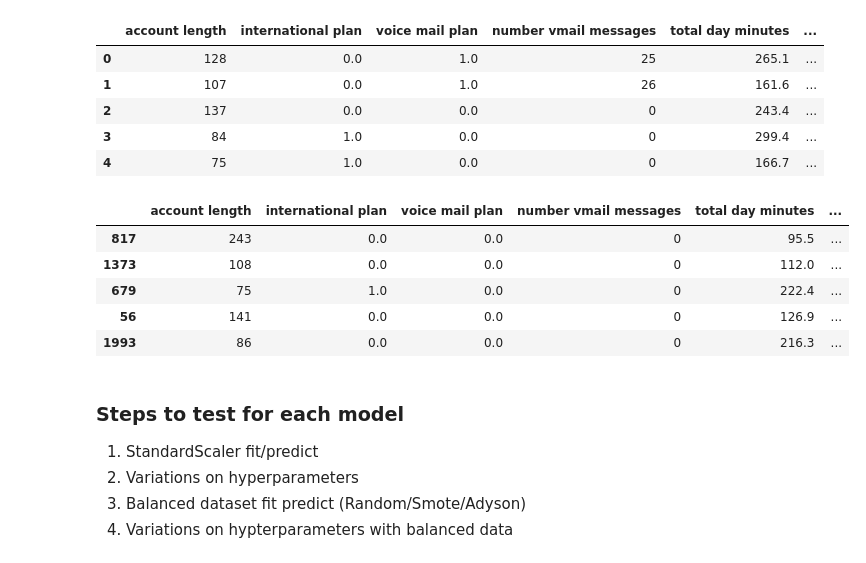
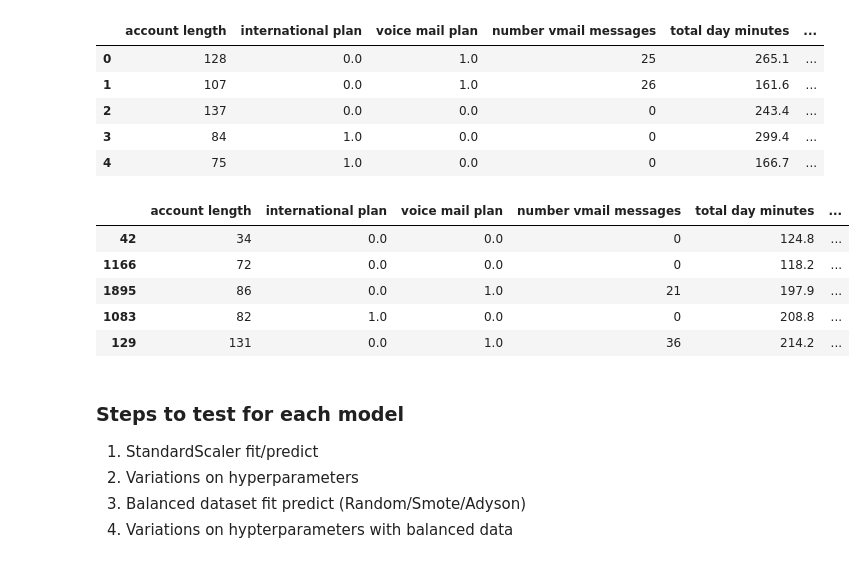
Before and after one commit to scottkds/metis_project3, a Jupyter notebook: models/Models_LR_NB_SVM_KNN_RF.ipynb, the cells around one changed output. Cells and saved outputs as stored; diff of their text form; code cells hidden in the pictures.

```diff
--- a/models/Models_LR_NB_SVM_KNN_RF.ipynb
+++ b/models/Models_LR_NB_SVM_KNN_RF.ipynb
@@ -85,17 +86,19 @@ tc.head()
 # %%
 # Set up train/test split, create some extra copies to investigate scaling
 y_orig = tc['churn'].values.copy()
 X_orig = tc.drop('churn', axis=1).copy()
 X, X_holdout, y, y_holdout = train_test_split(X_orig, y_orig, test_size=0.2,
                                                           random_state=42, shuffle=True)
-X.head()
+X_train, X_test, y_train, y_test = train_test_split(X, y, test_size=0.2,
+                                                          random_state=42, shuffle=True)
+X_train.head()
 # %% [output]
 |  | account length | international plan | voice mail plan | number vmail messages | total day minutes | ... |
-| 817 | 243 | 0.0 | 0.0 | 0 | 95.5 | ... |
-| 1373 | 108 | 0.0 | 0.0 | 0 | 112.0 | ... |
-| 679 | 75 | 1.0 | 0.0 | 0 | 222.4 | ... |
-| 56 | 141 | 0.0 | 0.0 | 0 | 126.9 | ... |
-| 1993 | 86 | 0.0 | 0.0 | 0 | 216.3 | ... |
+| 42 | 34 | 0.0 | 0.0 | 0 | 124.8 | ... |
+| 1166 | 72 | 0.0 | 0.0 | 0 | 118.2 | ... |
+| 1895 | 86 | 0.0 | 1.0 | 21 | 197.9 | ... |
+| 1083 | 82 | 1.0 | 0.0 | 0 | 208.8 | ... |
+| 129 | 131 | 0.0 | 1.0 | 36 | 214.2 | ... |
 # %% [markdown]
 ### Steps to test for each model
 1. StandardScaler fit/predict
```
Also changed, not shown: parts of 18 cells of this notebook.
